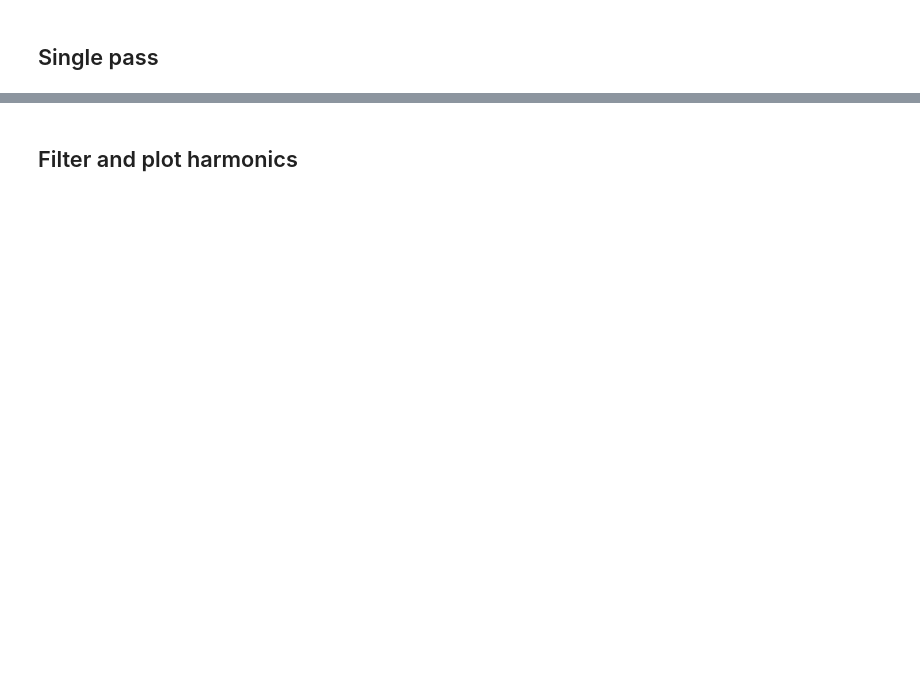
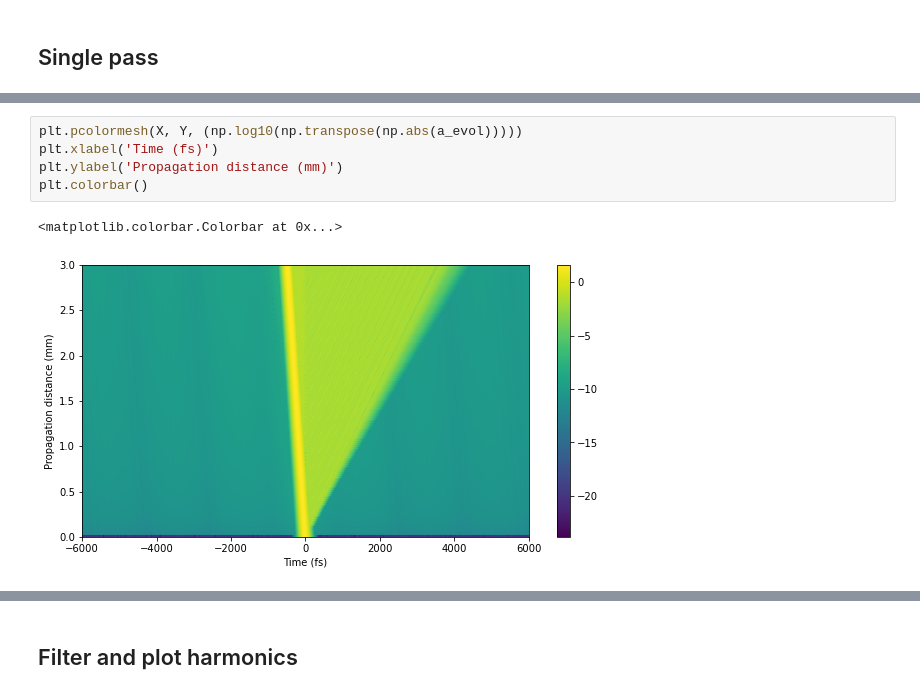
Before and after one commit to ledezmaluism/snow, a Jupyter notebook: Notebooks/SCG_2.ipynb, the cells around one changed output, grey strips where cells are left out. Cells and saved outputs as stored; diff of their text form; blank space fills up the shorter version.

```diff
--- a/Notebooks/SCG_2.ipynb
+++ b/Notebooks/SCG_2.ipynb
@@ -308,3 +310,11 @@ plt.colorbar()
+# %%
+plt.pcolormesh(X, Y, (np.log10(np.transpose(np.abs(a_evol)))))
+plt.xlabel('Time (fs)')
+plt.ylabel('Propagation distance (mm)')
+plt.colorbar()
+# %% [output]
+<matplotlib.colorbar.Colorbar at 0x...>
+[figure, added]
 # %%
 A_evol = np.zeros((t.size, Nsteps+1))
 
```
Also changed, not shown: parts of 10 cells of this notebook.
